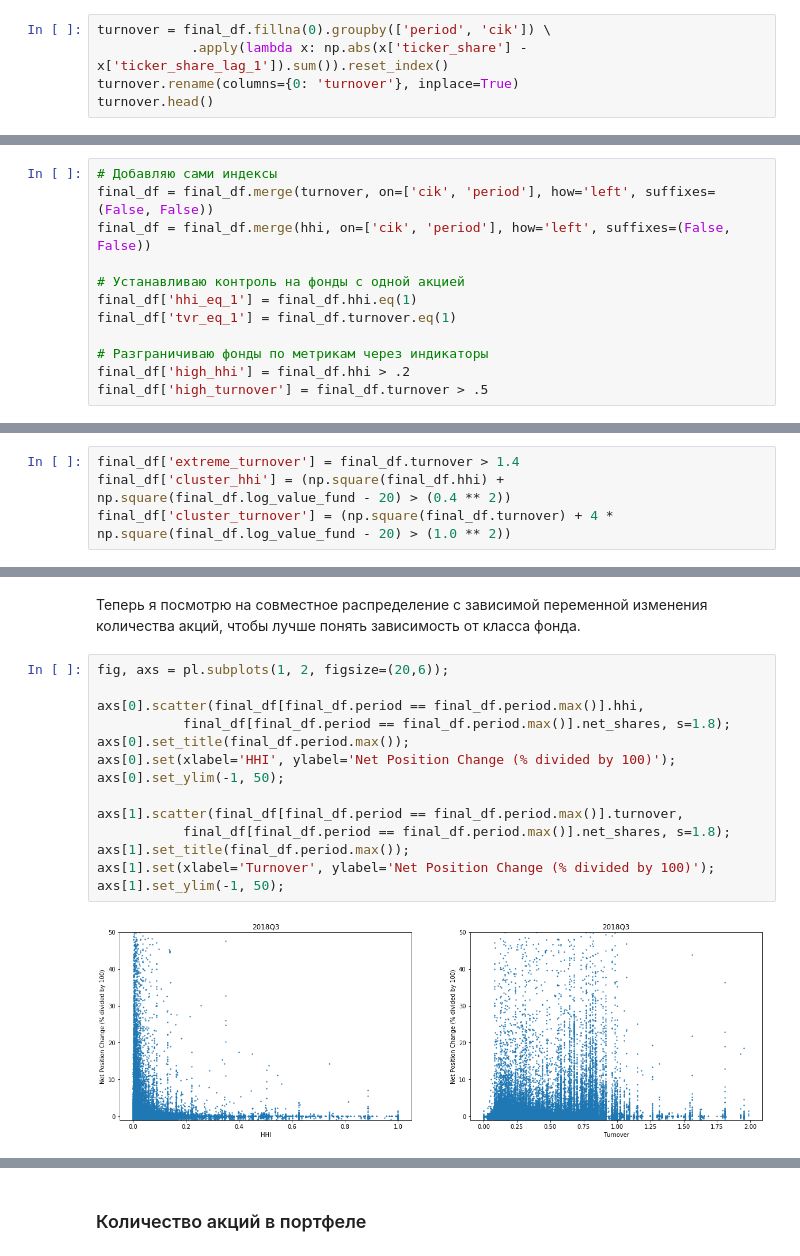
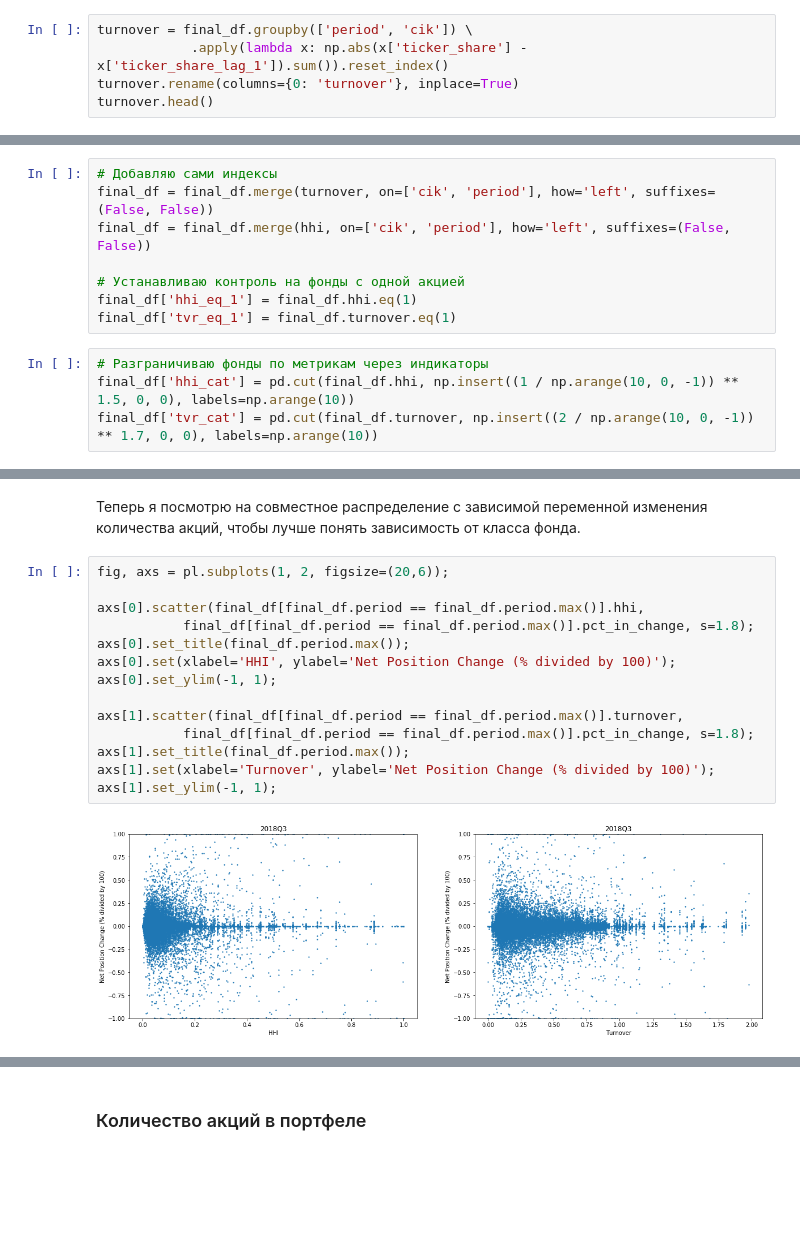
Before and after one commit to romankop/Coursework-3rd-Year, a Jupyter notebook: F13 Data.ipynb, the cells around one changed output, grey strips where cells are left out. Cells and saved outputs as stored; diff of their text form; blank space fills up the shorter version.

```diff
--- a/F13 Data.ipynb
+++ b/F13 Data.ipynb
@@ -450,5 +458,5 @@ Index(['cik', 'period', 'ticker_id', 'conformed_submission_type', 'shares',
 # %%
-turnover = final_df.fillna(0).groupby(['period', 'cik']) \
+turnover = final_df.groupby(['period', 'cik']) \
             .apply(lambda x: np.abs(x['ticker_share'] - x['ticker_share_lag_1']).sum()).reset_index()
 turnover.rename(columns={0: 'turnover'}, inplace=True)
 turnover.head()
@@ -508,7 +516,7 @@ final_df = final_df.merge(hhi, on=['cik', 'period'], how='left', suffixes=(False
 # Устанавливаю контроль на фонды с одной акцией
 final_df['hhi_eq_1'] = final_df.hhi.eq(1)
 final_df['tvr_eq_1'] = final_df.turnover.eq(1)
-
-# Разграничиваю фонды по метрикам через индикаторы
-final_df['high_hhi'] = final_df.hhi > .2
-final_df['high_turnover'] = final_df.turnover > .5
+# %%
+# Разграничиваю фонды по метрикам через индикаторы
+final_df['hhi_cat'] = pd.cut(final_df.hhi, np.insert((1 / np.arange(10, 0, -1)) ** 1.5, 0, 0), labels=np.arange(10))
+final_df['tvr_cat'] = pd.cut(final_df.turnover, np.insert((2 / np.arange(10, 0, -1)) ** 1.7, 0, 0), labels=np.arange(10))
@@ -533,4 +552,0 @@ axs[1].set(xlabel='Log Net Worth of Fund', ylabel='Turnover');
-# %%
-final_df['extreme_turnover'] = final_df.turnover > 1.4
-final_df['cluster_hhi'] = (np.square(final_df.hhi) + np.square(final_df.log_value_fund - 20) > (0.4 ** 2))
-final_df['cluster_turnover'] = (np.square(final_df.turnover) + 4 * np.square(final_df.log_value_fund - 20) > (1.0 ** 2))
@@ -539,16 +561,16 @@ final_df['cluster_turnover'] = (np.square(final_df.turnover) + 4 * np.square(fin
 # %%
 fig, axs = pl.subplots(1, 2, figsize=(20,6));
 
 axs[0].scatter(final_df[final_df.period == final_df.period.max()].hhi,
-           final_df[final_df.period == final_df.period.max()].net_shares, s=1.8);
+           final_df[final_df.period == final_df.period.max()].pct_in_change, s=1.8);
 axs[0].set_title(final_df.period.max());
 axs[0].set(xlabel='HHI', ylabel='Net Position Change (% divided by 100)');
-axs[0].set_ylim(-1, 50);
+axs[0].set_ylim(-1, 1);
 
 axs[1].scatter(final_df[final_df.period == final_df.period.max()].turnover,
-           final_df[final_df.period == final_df.period.max()].net_shares, s=1.8);
+           final_df[final_df.period == final_df.period.max()].pct_in_change, s=1.8);
 axs[1].set_title(final_df.period.max());
 axs[1].set(xlabel='Turnover', ylabel='Net Position Change (% divided by 100)');
-axs[1].set_ylim(-1, 50);
+axs[1].set_ylim(-1, 1);
 # %% [output]
-[figure, old version]
+[figure, new version]
```
Also changed, not shown: parts of 113 cells of this notebook.
